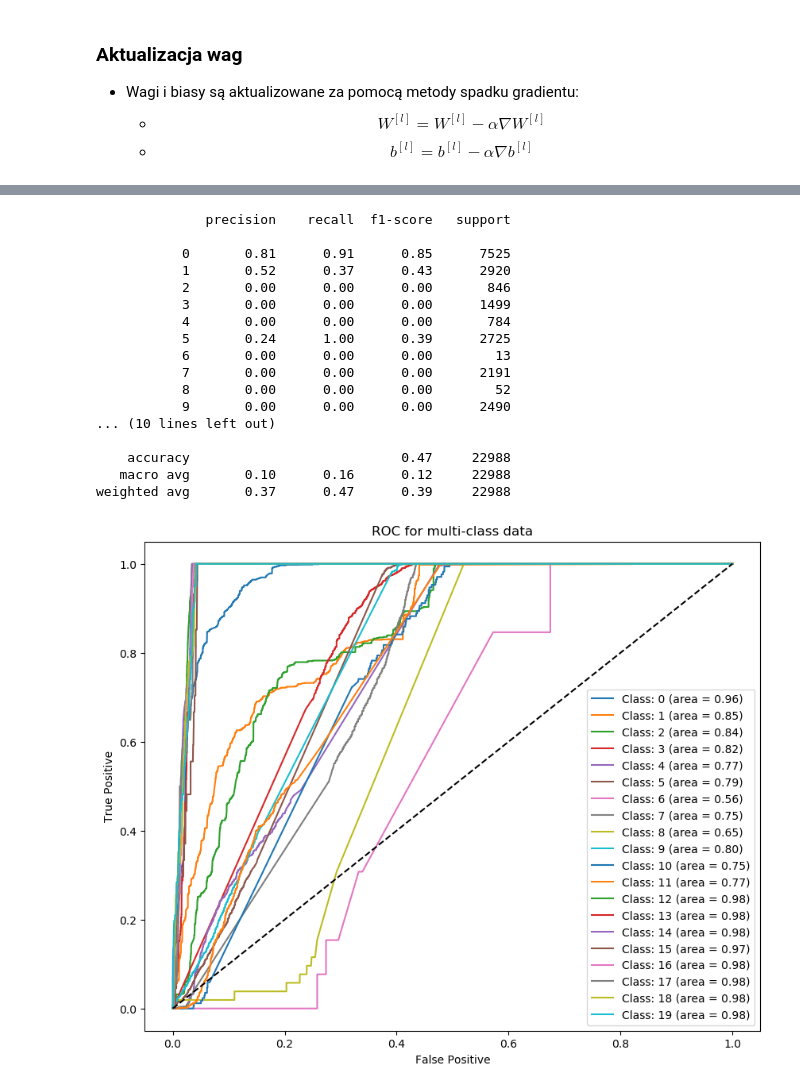
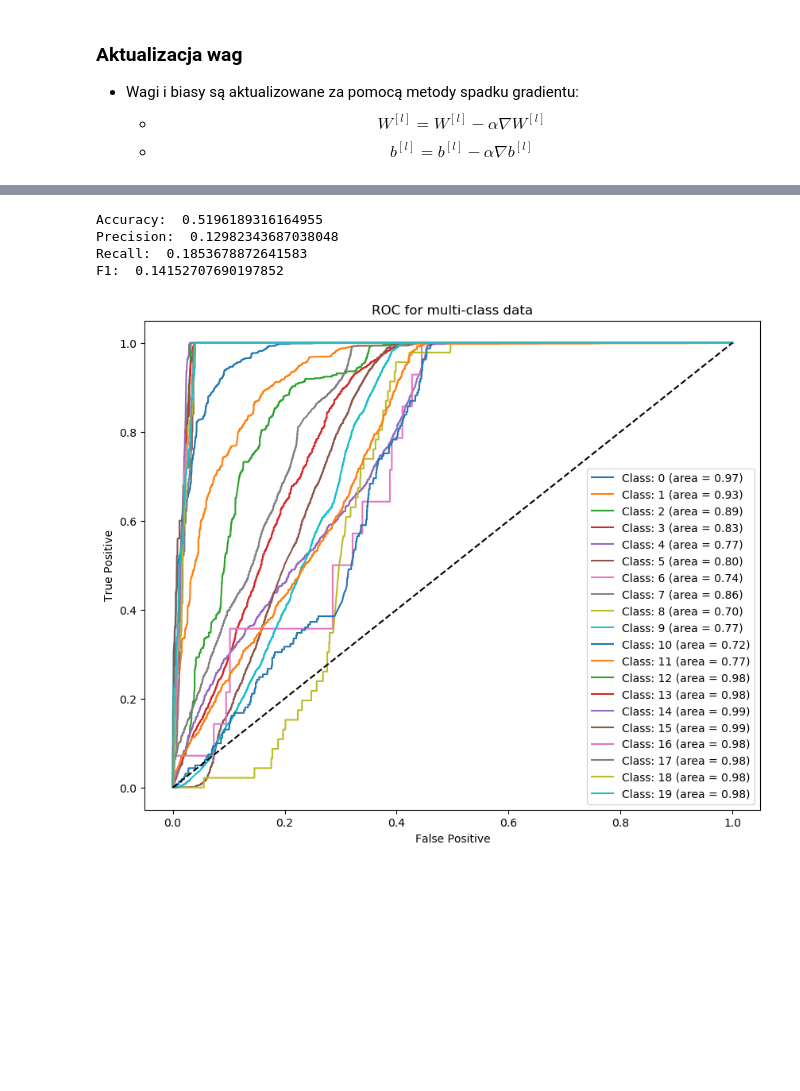
Before and after one commit to Wojtekpob/AI-algorithms, a Jupyter notebook: lab6/zad6.ipynb, the cells around one changed output, grey strips where cells are left out. Drawn from its saved outputs; the diff is of its cells as text; code cells hidden in the pictures; blank space fills up the shorter version.

```diff
--- a/lab6/zad6.ipynb
+++ b/lab6/zad6.ipynb
@@ -201,6 +234,5 @@ def predict(X, parameters):
 # %%
 X_test, Y_test, X_train, Y_train =getEncodedDatasets()
-# parameters = initializeParameters(2, [5,15], 20,2)
-parameters = initializeParameters(2, 10, 20,1)
-params, costs = optimize(X_train,Y_train, parameters, 0.00001, 5000, True)
+parameters = initializeParameters(2, 100, 20,1)
+params, costs = optimize(X_train,Y_train, parameters, 0.00001, 20000, True)
 # %% [output]
@@ -245,34 +277,31 @@ def plot_multiclass_roc(Y, Y_predicted, n_classes):
     plt.title('ROC for multi-class data')
     plt.legend(loc="lower right")
     plt.show()
+# %%
+def printMetrics(Y, Y_predicted):
+    Y_code = convertYToMaxValuePerRecord(Y)
+    Y_predicted_code = convertYToMaxValuePerRecord(Y_predicted)
+    print("Accuracy: ", skm.accuracy_score(Y_code, Y_predicted_code))
+    print("Precision: ", skm.precision_score(Y_code, Y_predicted_code, average='macro'))
+    print("Recall: ", skm.recall_score(Y_code, Y_predicted_code, average='macro'))
+    print("F1: ", skm.f1_score(Y_code, Y_predicted_code, average='macro'))
+    plot_multiclass_roc(Y, Y_predicted, 20)
 # %%
 Y_train_predicted = predict(X_train, params)
 
-Y_train_code = convertYToMaxValuePerRecord(Y_train)
-Y_train_predicted_code = convertYToMaxValuePerRecord(Y_train_predicted)
-trainReport = skm.classification_report(Y_train_code, Y_train_predicted_code)
+# Y_train_code = convertYToMaxValuePerRecord(Y_train)
+# Y_train_predicted_code = convertYToMaxValuePerRecord(Y_train_predicted)
+printMetrics(Y_train, Y_train_predicted)
+# trainReport = skm.classification_report(Y_train_code, Y_train_predicted_code)
 
-print(trainReport)
-plot_multiclass_roc(Y_train, Y_train_predicted, 20)
+# print(trainReport)
+# plot_multiclass_roc(Y_train, Y_train_predicted, 20)
 # %% [output]
-              precision    recall  f1-score   support
-
-           0       0.81      0.91      0.85      7525
-           1       0.52      0.37      0.43      2920
-           2       0.00      0.00      0.00       846
-           3       0.00      0.00      0.00      1499
-           4       0.00      0.00      0.00       784
-           5       0.24      1.00      0.39      2725
-           6       0.00      0.00      0.00        13
-           7       0.00      0.00      0.00      2191
-           8       0.00      0.00      0.00        52
-           9       0.00      0.00      0.00      2490
-... (10 lines left out)
-
-    accuracy                           0.47     22988
-   macro avg       0.10      0.16      0.12     22988
-weighted avg       0.37      0.47      0.39     22988
+Accuracy:  0.5196189316164955
+Precision:  0.12982343687038048
+Recall:  0.1853678872641583
+F1:  0.14152707690197852
-[figure, old version]
+[figure, new version]
 # %%
 Y_test_predicted = predict(X_test, params)
 
```
Also changed, not shown: parts of 16 cells of this notebook, 3 other files.
